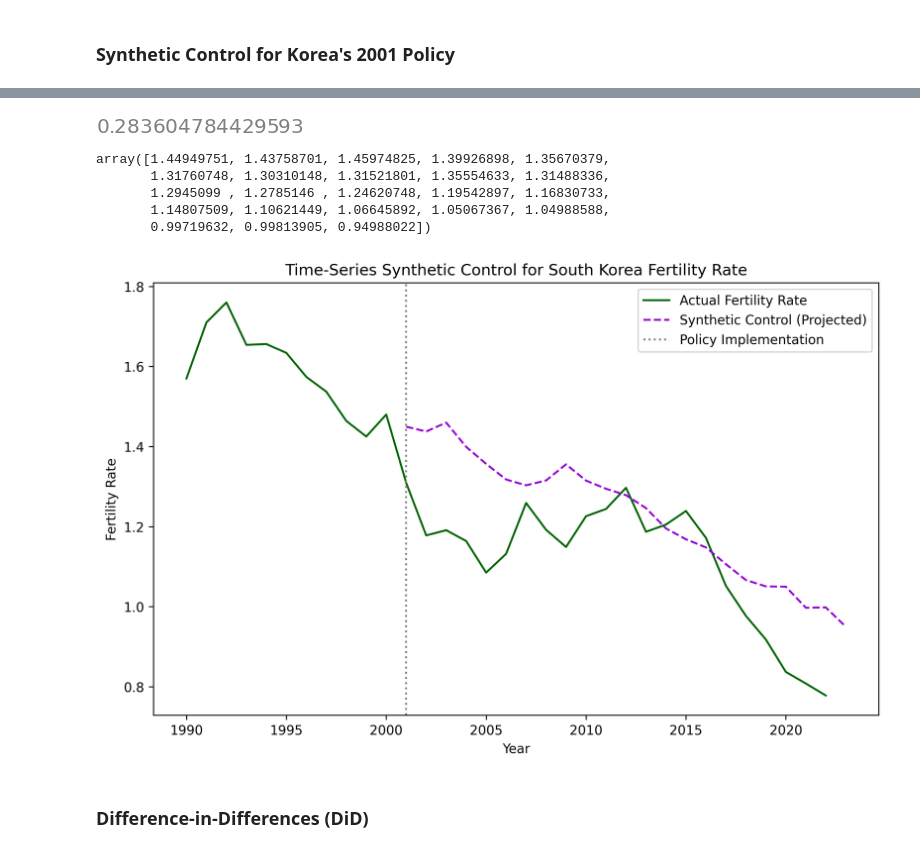
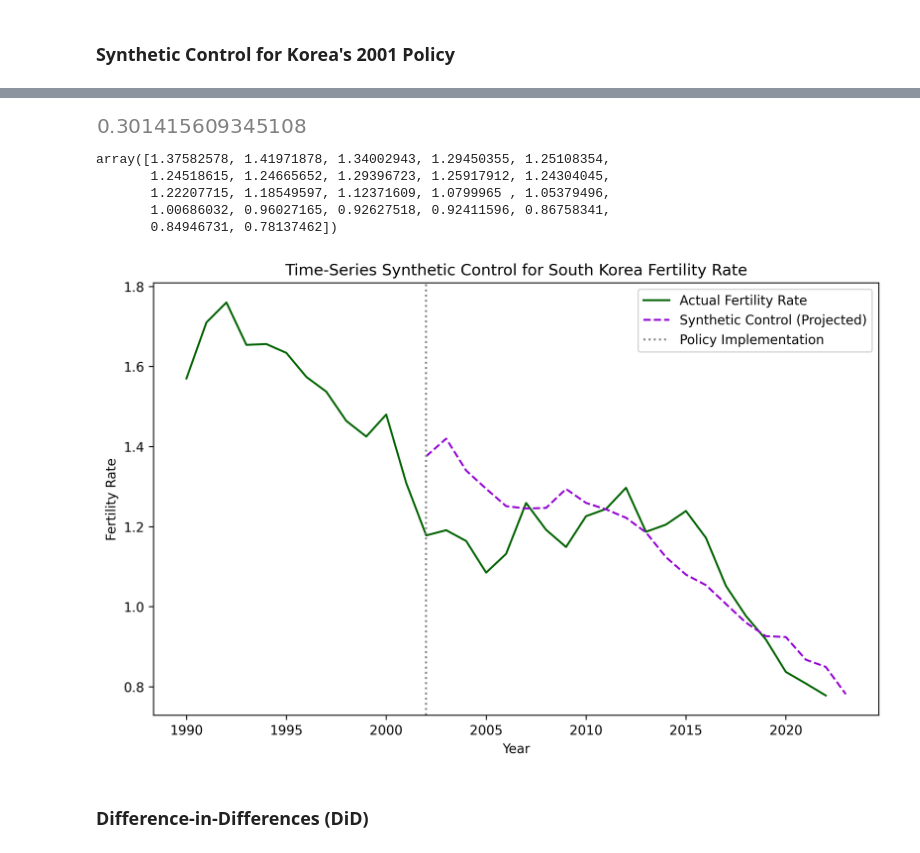
Before and after one commit to elizabeth-dwenger/Causal-Inference-Birth-Rate, a Jupyter notebook: Birth-Rate-Incentives.ipynb, the cells around one changed output, grey strips where cells are left out. Drawn from its saved outputs; the diff is of its cells as text; code cells hidden in the pictures.

Commit message:
Changed year

```diff
--- a/Birth-Rate-Incentives.ipynb
+++ b/Birth-Rate-Incentives.ipynb
@@ -207,18 +207,18 @@ merged
 # %%
 merged['japan_treatment'] = (
     (merged['Country Name'] == 'Japan') &
-    (merged['Year'] >= 1994)
+    (merged['Year'] > 1994)
 )
 # %% [markdown]
 ## Korea: Baby Bonus (2001 and 2024)
 # %%
 merged['korea_treatment_2001'] = (
     (merged['Country Name'] == 'Korea, Rep.') &
-    (merged['Year'] >= 2001)
+    (merged['Year'] > 2001)
 )
 merged['korea_treatment_2024'] = (
     (merged['Country Name'] == 'Korea, Rep.') &
-    (merged['Year'] >= 2024)
+    (merged['Year'] > 2024)
 )
 # %% [markdown]
 ### Synthetic Control for Korea's 2001 Policy
@@ -242,8 +242,8 @@ dtype: object
 korea_data['Labor_Force_Female'] = pd.to_numeric(korea_data['Labor_Force_Female'], errors='coerce')
 korea_data['Fertility_Rate'] = pd.to_numeric(korea_data['Fertility_Rate'], errors='coerce')
 # %%
-pre_treatment = korea_data[korea_data['Year'] < 2001]
-post_treatment = korea_data[korea_data['Year'] >= 2001]
+pre_treatment = korea_data[korea_data['Year'] <= 2001]
+post_treatment = korea_data[korea_data['Year'] > 2001]
 # %%
 X_pre = np.array(pre_treatment[['GDP', 'Labor_Force_Female']].values, dtype=float)
 Y_pre = pre_treatment['Fertility_Rate'].values  # Outcome
@@ -259,30 +259,30 @@ constraints = []  # No constraints on weights
 problem = cp.Problem(objective, constraints)
 problem.solve()
 # %% [output]
-[figure, old version]
+[figure, new version]
 # %%
 X_post = np.array(post_treatment[['GDP', 'Labor_Force_Female']].values, dtype=float)
 synthetic_Y_post = X_post @ w.value + intercept.value
 # %%
 synthetic_Y_post
 # %% [output]
-array([1.44949751, 1.43758701, 1.45974825, 1.39926898, 1.35670379,
-       1.31760748, 1.30310148, 1.31521801, 1.35554633, 1.31488336,
-       1.2945099 , 1.2785146 , 1.24620748, 1.19542897, 1.16830733,
-       1.14807509, 1.10621449, 1.06645892, 1.05067367, 1.04988588,
-       0.99719632, 0.99813905, 0.94988022])
+array([1.37582578, 1.41971878, 1.34002943, 1.29450355, 1.25108354,
+       1.24518615, 1.24665652, 1.29396723, 1.25917912, 1.24304045,
+       1.22207715, 1.18549597, 1.12371609, 1.0799965 , 1.05379496,
+       1.00686032, 0.96027165, 0.92627518, 0.92411596, 0.86758341,
+       0.84946731, 0.78137462])
 # %%
 plt.figure(figsize=(10, 6), dpi=300)
 plt.plot(korea_data['Year'], korea_data['Fertility_Rate'], label="Actual Fertility Rate", color="darkgreen")
 plt.plot(post_treatment['Year'], synthetic_Y_post, label="Synthetic Control (Projected)", color="darkviolet", linestyle="--")
-plt.axvline(x=2001, color='gray', linestyle=':', label='Policy Implementation')
+plt.axvline(x=2002, color='gray', linestyle=':', label='Policy Implementation')
 plt.xlabel("Year")
 plt.ylabel("Fertility Rate")
 plt.title("Time-Series Synthetic Control for South Korea Fertility Rate")
 plt.legend()
 plt.show()
 # %% [output]
-[figure, old version]
+[figure, new version]
 # %% [markdown]
 ### Difference-in-Differences (DiD)
 # %% [markdown]
```
Also changed, not shown: parts of 1 cell of this notebook.
